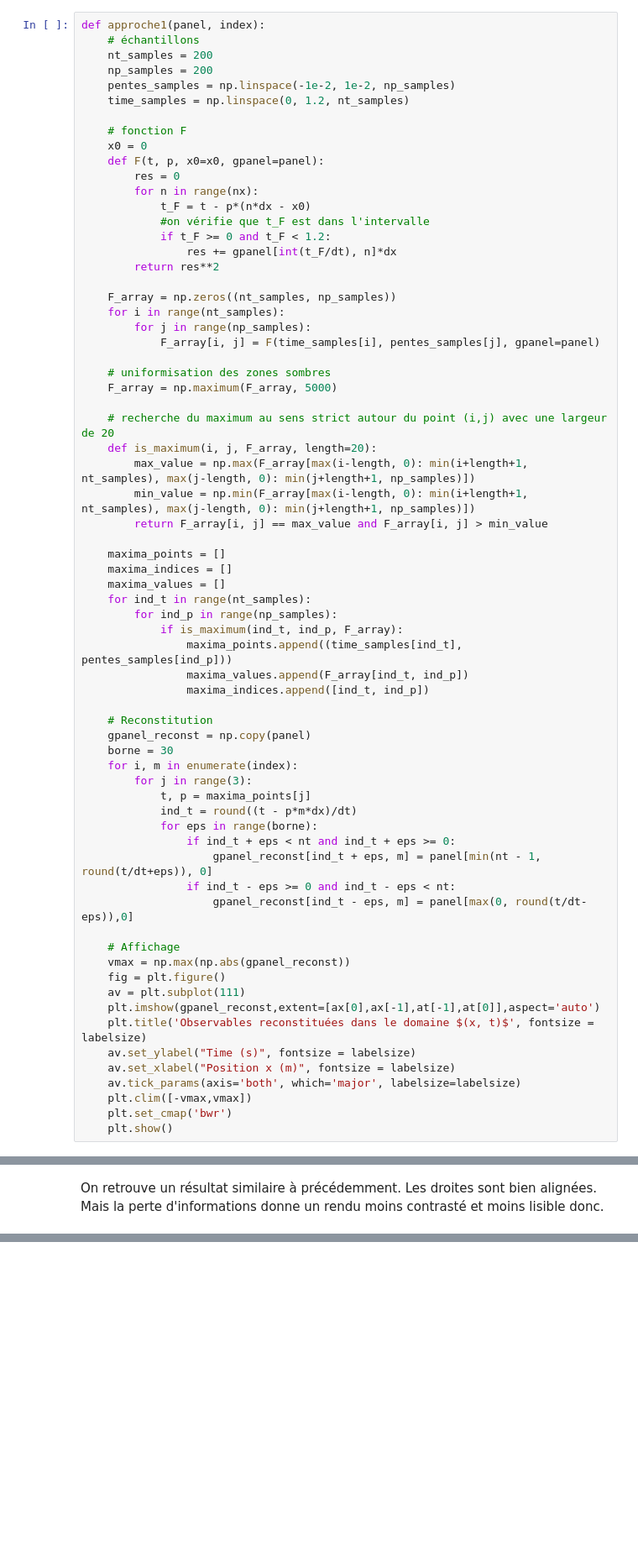
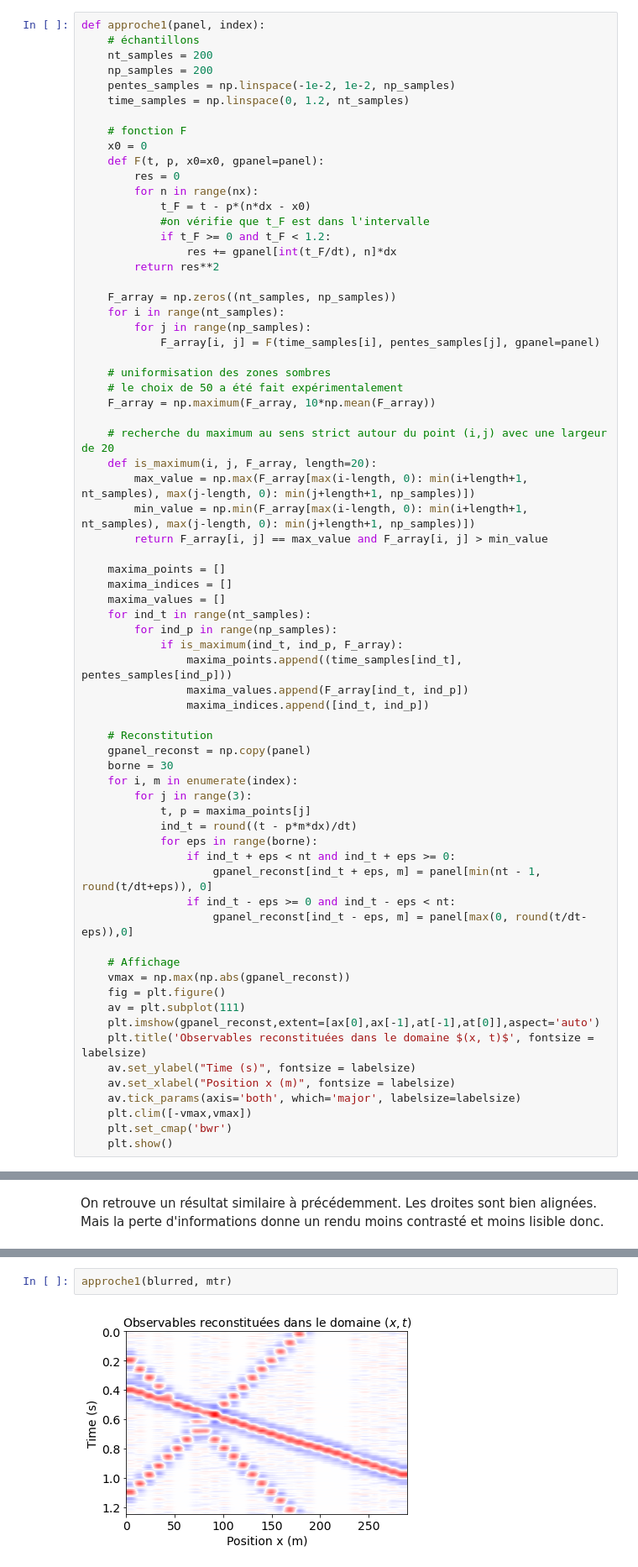
Before and after one commit to gabrielleberrada/projet_traitement_signal, a Jupyter notebook: mini_projet_interpolation/mini_projet_groupe3.ipynb, the cells around one changed output, grey strips where cells are left out. Shown at 84% size. Saved outputs shown, nothing was run; the diff lists cells and outputs as text; blank space fills up the shorter version.

```diff
--- a/mini_projet_interpolation/mini_projet_groupe3.ipynb
+++ b/mini_projet_interpolation/mini_projet_groupe3.ipynb
@@ -887,7 +891,8 @@ def approche1(panel, index):
             F_array[i, j] = F(time_samples[i], pentes_samples[j], gpanel=panel)
 
     # uniformisation des zones sombres
-    F_array = np.maximum(F_array, 5000)
+    # le choix de 50 a été fait expérimentalement
+    F_array = np.maximum(F_array, 10*np.mean(F_array))
 
     # recherche du maximum au sens strict autour du point (i,j) avec une largeur de 20
     def is_maximum(i, j, F_array, length=20):
@@ -1034,0 +1060,4 @@ L'approche 1 repose sur la linéarité des événements. On se doute donc que la
+# %%
+approche1(blurred, mtr)
+# %% [output]
+[figure, added]
```
Also changed, not shown: parts of 22 cells of this notebook.
